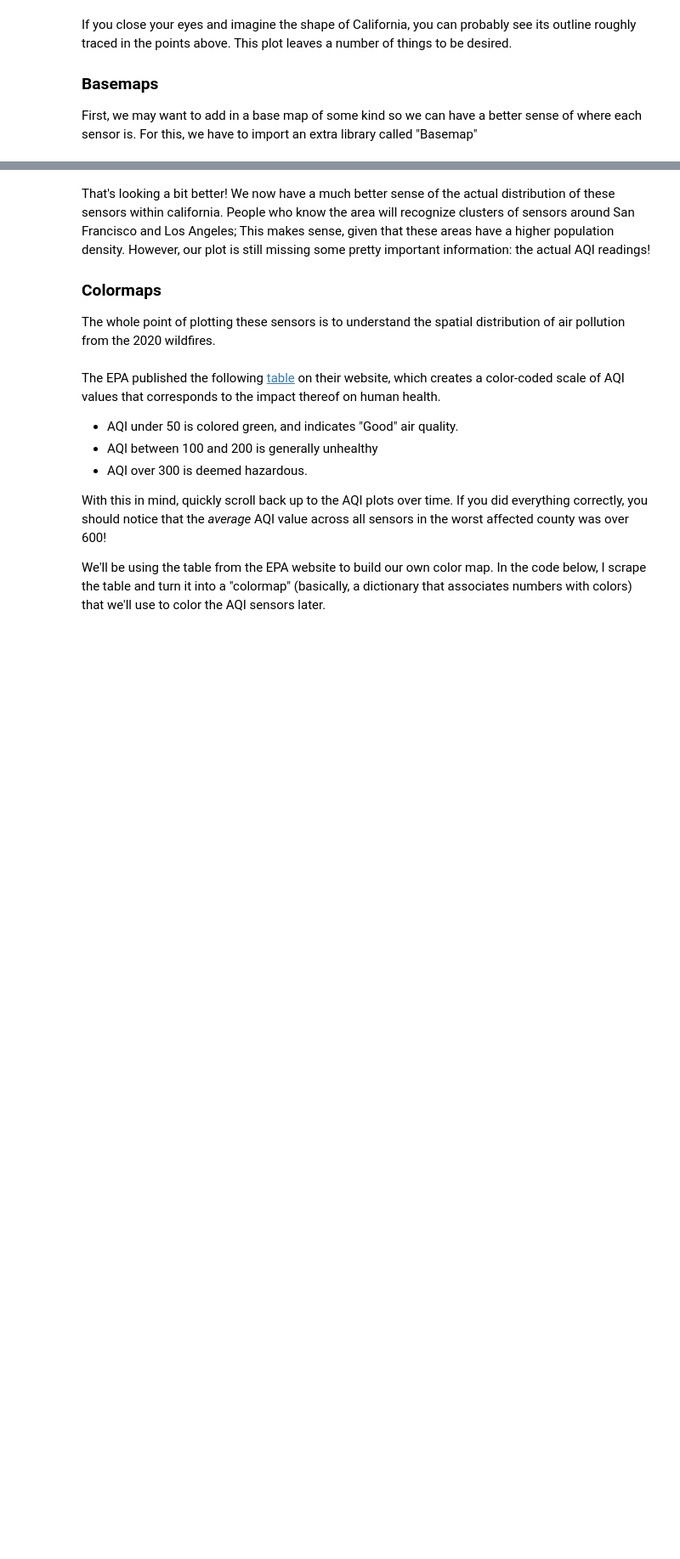
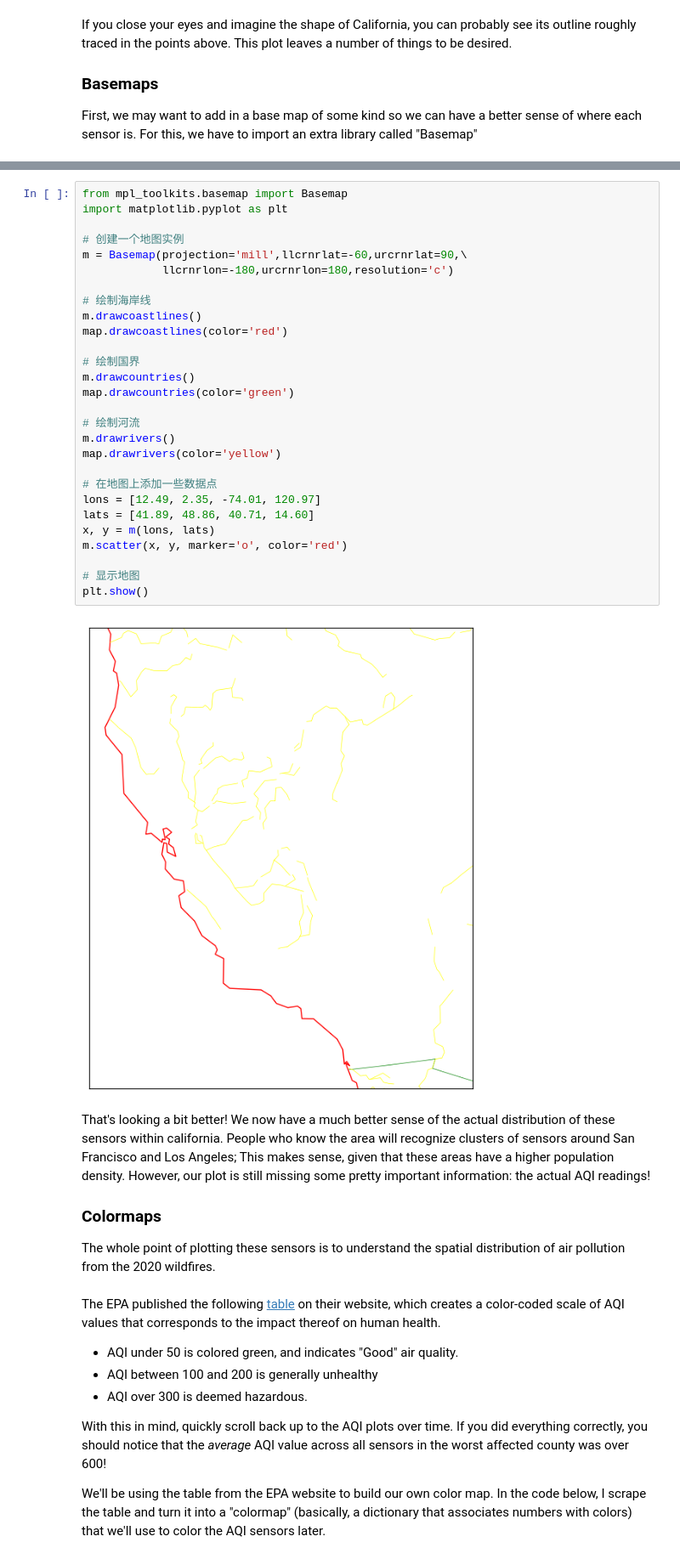
Before and after one commit to wilsonliu222/QM-2, a Jupyter notebook: notebooks/W03. Spatial Data.ipynb, the cells around one changed output, grey strips where cells are left out. Shown at 85% size. Cells and saved outputs as stored; diff of their text form; blank space fills up the shorter version.

```diff
--- a/notebooks/W03. Spatial Data.ipynb
+++ b/notebooks/W03. Spatial Data.ipynb
@@ -411,3 +368,33 @@ ImportError: dlopen(/Users/ollieballinger/miniconda3/envs/geo/lib/python3.9/site
+# %%
+from mpl_toolkits.basemap import Basemap
+import matplotlib.pyplot as plt
+
+# 创建一个地图实例
+m = Basemap(projection='mill',llcrnrlat=-60,urcrnrlat=90,\
+            llcrnrlon=-180,urcrnrlon=180,resolution='c')
+
+# 绘制海岸线
+m.drawcoastlines()
+map.drawcoastlines(color='red')
+
+# 绘制国界
+m.drawcountries()
+map.drawcountries(color='green')
+
+# 绘制河流
+m.drawrivers()
+map.drawrivers(color='yellow')
+
+# 在地图上添加一些数据点
+lons = [12.49, 2.35, -74.01, 120.97]
+lats = [41.89, 48.86, 40.71, 14.60]
+x, y = m(lons, lats)
+m.scatter(x, y, marker='o', color='red')
+
+# 显示地图
+plt.show()
+# %% [output]
+[figure, added]
 # %% [markdown]
 That's looking a bit better! We now have a much better sense of the actual distribution of these sensors within california. People who know the area will recognize clusters of sensors around San Francisco and Los Angeles; This makes sense, given that these areas have a higher population density. However, our plot is still missing some pretty important information: the actual AQI readings!
 
```
Also changed, not shown: parts of 14 cells of this notebook.
